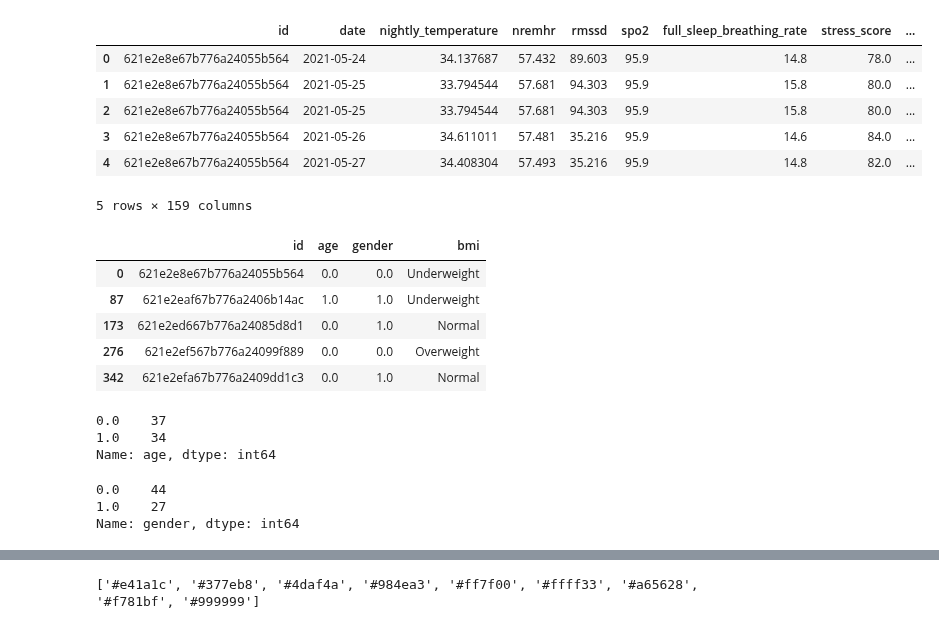
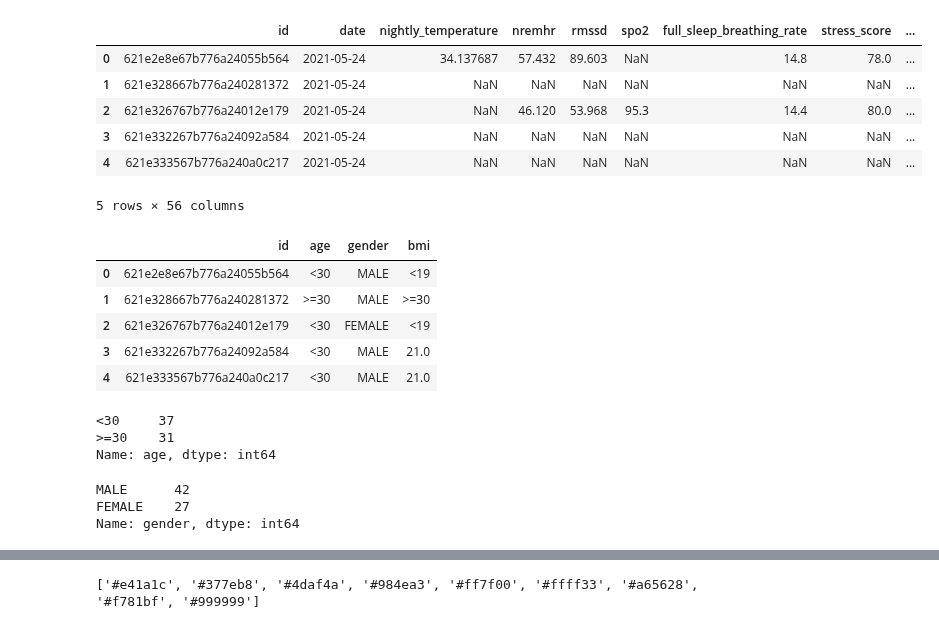
Before and after one commit to kcristinaa/RAIS-miniproject, a Jupyter notebook: notebooks_correlations_and_visualizations/visualizations_dataset.ipynb, the cells around one changed output, grey strips where cells are left out. Cells and saved outputs as stored; diff of their text form; code cells hidden in the pictures.

```diff
--- a/notebooks_correlations_and_visualizations/visualizations_demographics.ipynb
+++ b/notebooks_correlations_and_visualizations/visualizations_dataset.ipynb
@@ -4,38 +4,38 @@ import matplotlib.pyplot as plt
 import seaborn as sns
 import numpy as np
 # %%
-df = pd.read_pickle('../data/unified_dataframe/data_preprocessed.pkl')
+df = pd.read_pickle('../data/unified_dataframe/data_unprocessed.pkl')
 df.head()
 # %% [output]
 |  | id | date | nightly_temperature | nremhr | rmssd | spo2 | full_sleep_breathing_rate | stress_score | ... |
-| 0 | 621e2e8e67b776a24055b564 | 2021-05-24 | 34.137687 | 57.432 | 89.603 | 95.9 | 14.8 | 78.0 | ... |
-| 1 | 621e2e8e67b776a24055b564 | 2021-05-25 | 33.794544 | 57.681 | 94.303 | 95.9 | 15.8 | 80.0 | ... |
-| 2 | 621e2e8e67b776a24055b564 | 2021-05-25 | 33.794544 | 57.681 | 94.303 | 95.9 | 15.8 | 80.0 | ... |
-| 3 | 621e2e8e67b776a24055b564 | 2021-05-26 | 34.611011 | 57.481 | 35.216 | 95.9 | 14.6 | 84.0 | ... |
-| 4 | 621e2e8e67b776a24055b564 | 2021-05-27 | 34.408304 | 57.493 | 35.216 | 95.9 | 14.8 | 82.0 | ... |
+| 0 | 621e2e8e67b776a24055b564 | 2021-05-24 | 34.137687 | 57.432 | 89.603 | NaN | 14.8 | 78.0 | ... |
+| 1 | 621e328667b776a240281372 | 2021-05-24 | NaN | NaN | NaN | NaN | NaN | NaN | ... |
+| 2 | 621e326767b776a24012e179 | 2021-05-24 | NaN | 46.120 | 53.968 | 95.3 | 14.4 | 80.0 | ... |
+| 3 | 621e332267b776a24092a584 | 2021-05-24 | NaN | NaN | NaN | NaN | NaN | NaN | ... |
+| 4 | 621e333567b776a240a0c217 | 2021-05-24 | NaN | NaN | NaN | NaN | NaN | NaN | ... |
-5 rows × 159 columns
+5 rows × 56 columns
 # %%
 demo = df[['id', 'age', 'gender', 'bmi']]
 demo = demo.drop_duplicates()
 demo.head()
 # %% [output]
 |  | id | age | gender | bmi |
-| 0 | 621e2e8e67b776a24055b564 | 0.0 | 0.0 | Underweight |
-| 87 | 621e2eaf67b776a2406b14ac | 1.0 | 1.0 | Underweight |
-| 173 | 621e2ed667b776a24085d8d1 | 0.0 | 1.0 | Normal |
-| 276 | 621e2ef567b776a24099f889 | 0.0 | 0.0 | Overweight |
-| 342 | 621e2efa67b776a2409dd1c3 | 0.0 | 1.0 | Normal |
+| 0 | 621e2e8e67b776a24055b564 | <30 | MALE | <19 |
+| 1 | 621e328667b776a240281372 | >=30 | MALE | >=30 |
+| 2 | 621e326767b776a24012e179 | <30 | FEMALE | <19 |
+| 3 | 621e332267b776a24092a584 | <30 | MALE | 21.0 |
+| 4 | 621e333567b776a240a0c217 | <30 | MALE | 21.0 |
 # %%
 demo['age'].value_counts()
 # %% [output]
-0.0    37
-1.0    34
+<30     37
+>=30    31
 Name: age, dtype: int64
 # %%
 demo['gender'].value_counts()
 # %% [output]
-0.0    44
-1.0    27
+MALE      42
+FEMALE    27
 Name: gender, dtype: int64
 # %%
 demo['bmi'].value_counts()
```
Also changed, not shown: parts of 1 cell of this notebook, 2 other files.
